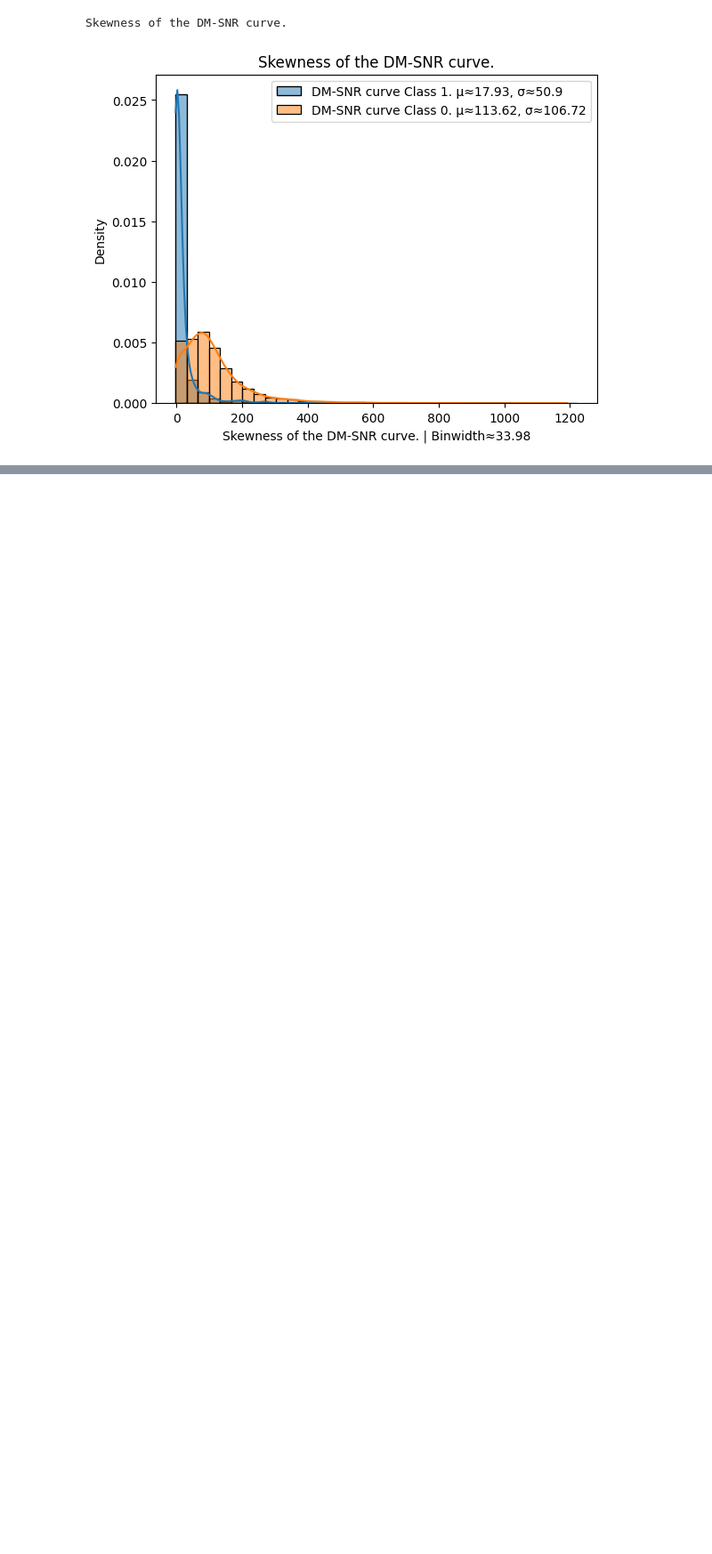
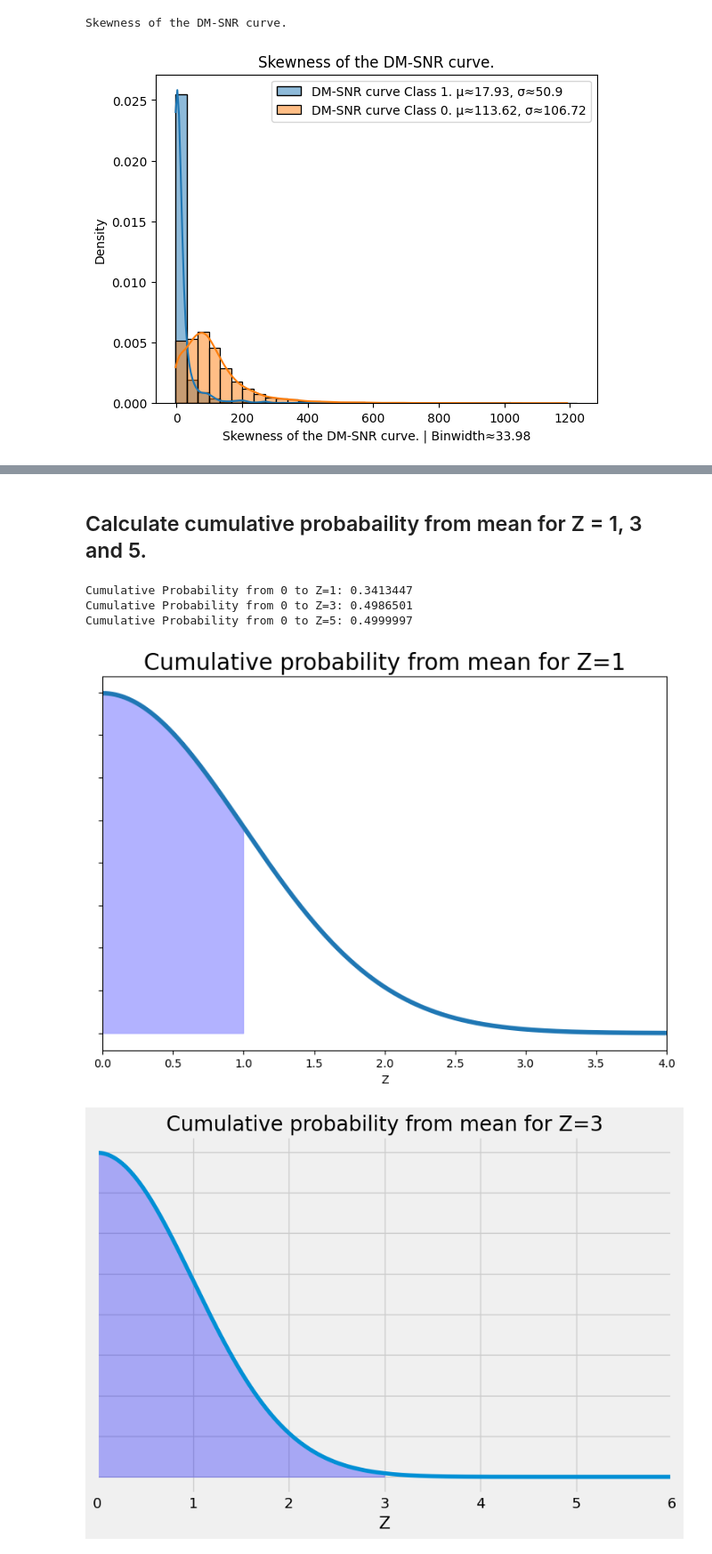
Before and after one commit to ocoropuj/PHYS434, a Jupyter notebook: PHYS434_Lab1.ipynb, the cells around one changed output, grey strips where cells are left out. Shown at 89% size. Cells and saved outputs as stored; diff of their text form; code cells hidden in the pictures; blank space fills up the shorter version.

```diff
--- a/PHYS434_Lab1.ipynb
+++ b/PHYS434_Lab1.ipynb
@@ -123,0 +129,22 @@ Skewness of the DM-SNR curve.
+# %% [markdown]
+## Calculate cumulative probabaility from mean for Z = 1, 3 and 5.
+# %%
+def CPFM(Z=1):
+    x = np.arange(0, Z, 0.001) # range of x in spec
+    x_all = np.arange(0, Z+3, 0.001)
+
+    y = norm.pdf(x,0,1)
+    y_all = norm.pdf(x_all,0,1)
+
+    fig, ax = plt.subplots(figsize=(9,6))
+    plt.style.use('fivethirtyeight')
+    ax.plot(x_all,y_all)
+
+    ax.fill_between(x,y,0, alpha=0.3, color='b')
+
+    ax.set_xlim([0,Z+3])
+    ax.set_xlabel('Z')
+    ax.set_yticklabels([])
+    ax.set_title(f'Cumulative probability from mean for Z={Z}')
+
+    return()
@@ -123,0 +185,21 @@ Skewness of the DM-SNR curve.
+# %%
+mu = 0
+sigma = 1
+
+# Define the values of Z for which you want to calculate cumulative probabilities
+Z_values = [1, 3, 5]
+
+# Calculate cumulative probabilities for each Z value
+cumulative_probs = [stats.norm.cdf(Z)-stats.norm.cdf(0) for Z in Z_values]
+
+# Print the results
+for Z, prob in zip(Z_values, cumulative_probs):
+    print(f"Cumulative Probability from 0 to Z={Z}: {prob:.7f}")
+for Z in Z_values:
+    CPFM(Z)
+# %% [output]
+Cumulative Probability from 0 to Z=1: 0.3413447
+Cumulative Probability from 0 to Z=3: 0.4986501
+Cumulative Probability from 0 to Z=5: 0.4999997
+[figure, added]
+[figure, added]
```
Also changed, not shown: parts of 8 cells of this notebook.
